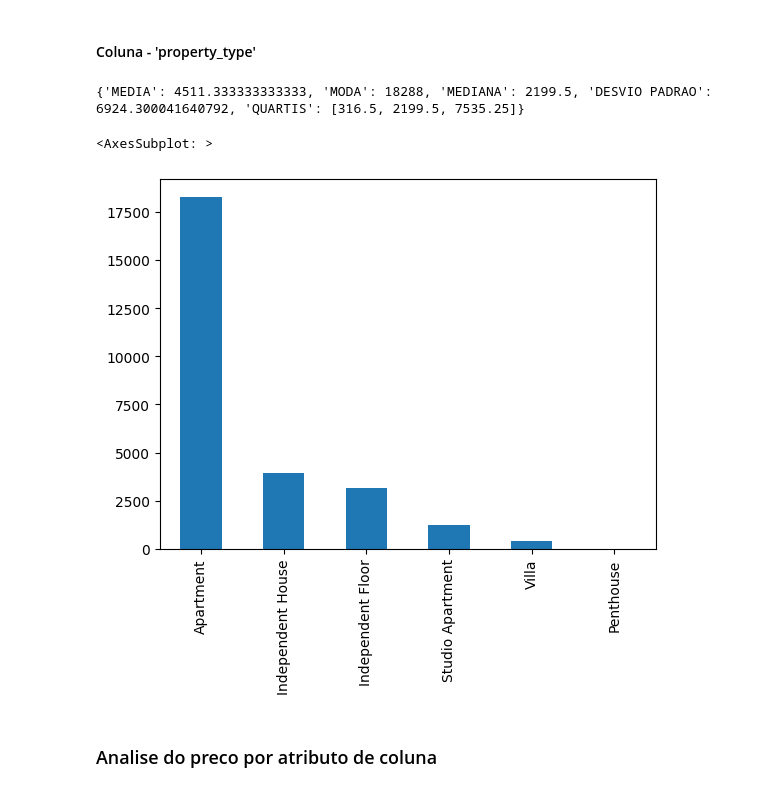
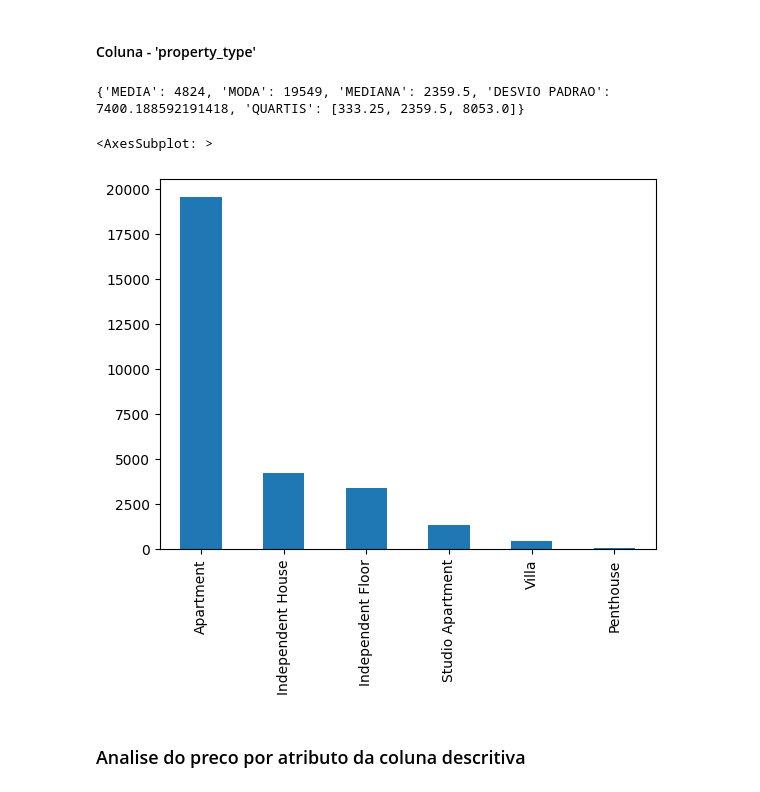
Before and after one commit to Felipanjos/a3_big_data_2022.2-, a Jupyter notebook: notebook.ipynb, the cells around one changed output. Cells and saved outputs as stored; diff of their text form; code cells hidden in the pictures.

```diff
--- a/notebook.ipynb
+++ b/notebook.ipynb
@@ -26,2 +47,0 @@ df = pd.concat([chennai_df, hyderabad_df, kolkata_df])
-# %%
-df['property_type'] = df['property_type'].astype(str)
@@ -41 +94,3 @@ drop_null_rows(list(df.columns))
+# %%
+df.dropna(inplace=True)
 # %% [markdown]
@@ -140,16 +183,16 @@ df[coluna_analise].value_counts().plot(kind='bar')
 # %% [markdown]
 #### Coluna - 'property_type'
 # %%
-coluna_analise = 'property_type'
+coluna_analise_property_type = 'property_type'
 
-statis = analise_desc_num(coluna_analise)
+statis = analise_desc_num(coluna_analise_property_type)
 
 
 print(statis)
-df[coluna_analise].value_counts().plot(kind='bar')
+df[coluna_analise_property_type].value_counts().plot(kind='bar')
 # %% [output]
-{'MEDIA': 4511.333333333333, 'MODA': 18288, 'MEDIANA': 2199.5, 'DESVIO PADRAO': 6924.300041640792, 'QUARTIS': [316.5, 2199.5, 7535.25]}
+{'MEDIA': 4824, 'MODA': 19549, 'MEDIANA': 2359.5, 'DESVIO PADRAO': 7400.188592191418, 'QUARTIS': [333.25, 2359.5, 8053.0]}
 <AxesSubplot: >
-[figure, old version]
+[figure, new version]
 # %% [markdown]
-### Analise do preco por atributo de coluna
+### Analise do preco por atributo da coluna descritiva
```
Also changed, not shown: parts of 40 cells of this notebook.
